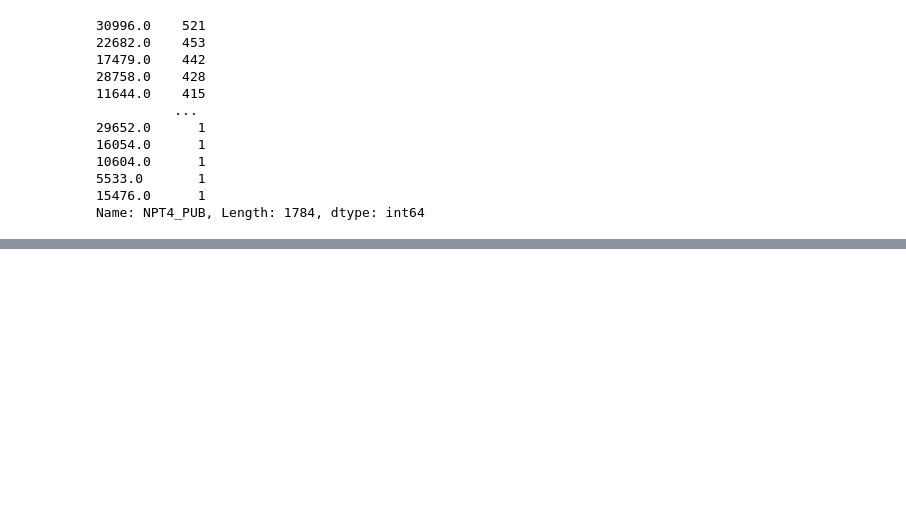
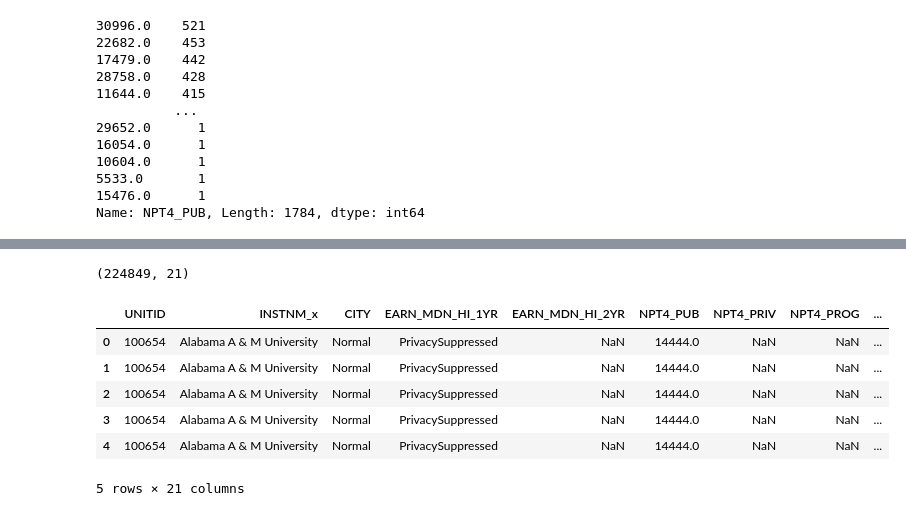
Before and after one commit to CDM-College-ROI/capstone_working_repo, a Jupyter notebook: ds_folder/david_working_notebook.ipynb, the cells around one changed output, grey strips where cells are left out. Saved outputs shown, nothing was run; the diff lists cells and outputs as text; code cells hidden in the pictures; blank space fills up the shorter version.

```diff
--- a/ds_folder/david_working_notebook.ipynb
+++ b/ds_folder/david_working_notebook.ipynb
@@ -62,0 +98,24 @@ Name: NPT4_PUB, Length: 1784, dtype: int64
+# %%
+roi_df = df[[
+    'UNITID',
+    'INSTNM_x',
+    'CITY',
+    'EARN_MDN_HI_1YR',
+    'EARN_MDN_HI_2YR',
+    'NPT4_PUB',
+    'NPT4_PRIV',
+    'NPT4_PROG',
+    'NPT4_OTHER',
+    'COSTT4_A',
+    'COSTT4_P',
+    'TUITIONFEE_IN',
+    'TUITIONFEE_OUT',
+    'PCTPELL',
+    'PCTFLOAN',
+    'BOOKSUPPLY',
+    'ROOMBOARD_ON',
+    'OTHEREXPENSE_ON',
+    'ROOMBOARD_OFF',
+    'OTHEREXPENSE_OFF',
+    'OTHEREXPENSE_FAM',
+]]
@@ -62,0 +334,14 @@ Name: NPT4_PUB, Length: 1784, dtype: int64
+# %%
+roi_df.shape
+# %% [output]
+(224849, 21)
+# %%
+roi_df.head()
+# %% [output]
+|  | UNITID | INSTNM_x | CITY | EARN_MDN_HI_1YR | EARN_MDN_HI_2YR | NPT4_PUB | NPT4_PRIV | NPT4_PROG | ... |
+| 0 | 100654 | Alabama A & M University | Normal | PrivacySuppressed | NaN | 14444.0 | NaN | NaN | ... |
+| 1 | 100654 | Alabama A & M University | Normal | PrivacySuppressed | NaN | 14444.0 | NaN | NaN | ... |
+| 2 | 100654 | Alabama A & M University | Normal | PrivacySuppressed | NaN | 14444.0 | NaN | NaN | ... |
+| 3 | 100654 | Alabama A & M University | Normal | PrivacySuppressed | NaN | 14444.0 | NaN | NaN | ... |
+| 4 | 100654 | Alabama A & M University | Normal | PrivacySuppressed | NaN | 14444.0 | NaN | NaN | ... |
+5 rows × 21 columns
```
Also changed, not shown: parts of 22 cells of this notebook, 1 other file.
